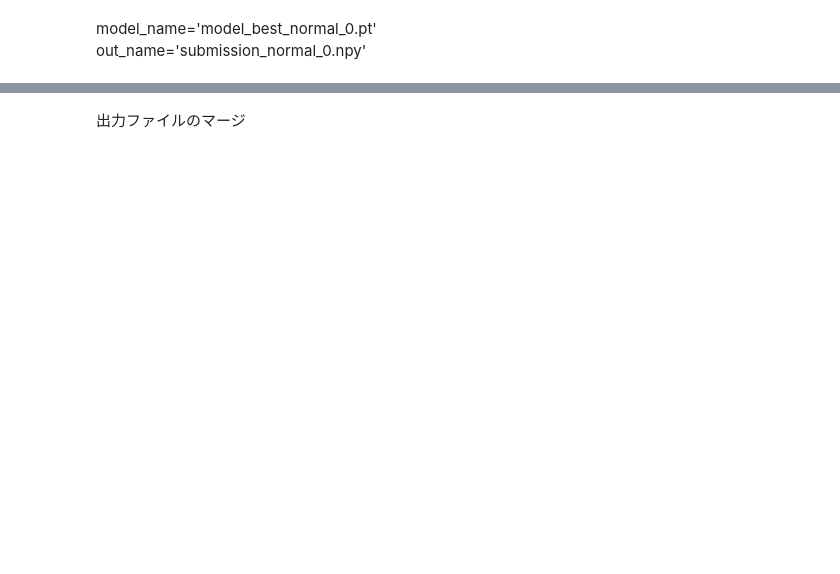
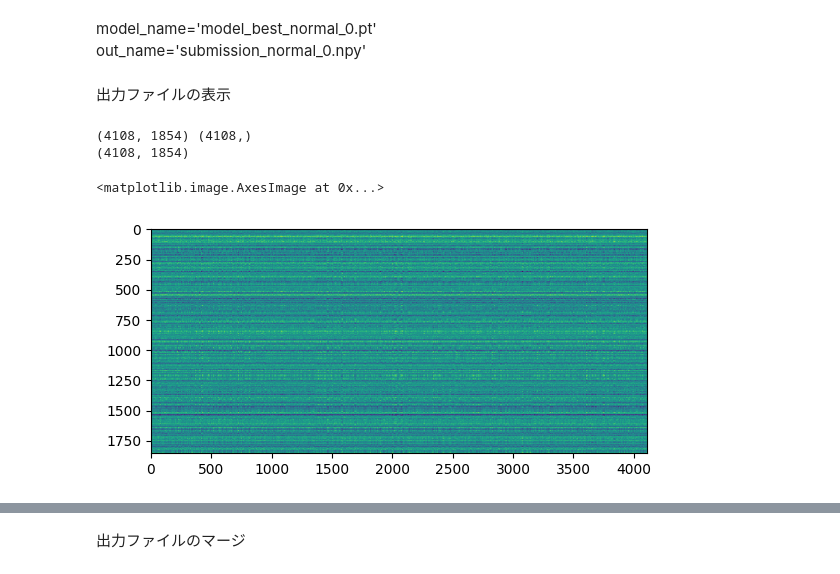
Before and after one commit to thousand-co/dl_lecture_competition_pub, a Jupyter notebook: ensemble.ipynb, the cells around one changed output, grey strips where cells are left out. Saved outputs shown, nothing was run; the diff lists cells and outputs as text; code cells hidden in the pictures; blank space fills up the shorter version.

```diff
--- a/ensemble.ipynb
+++ b/ensemble.ipynb
@@ -29,0 +8,23 @@ outputs_path='./outputs/2024-06-30/08-22-22/'
+# %%
+#outputs_path='./outputs/2024-07-01/18-51-26/'
+#outputs_path='./outputs/2024-07-03/19-21-55/'
+#outputs_path='./outputs/2024-07-03/23-49-33/'
+outputs_path='./outputs/2024-07-04/21-21-25/'
+id_list=['_0', '_1', '_2', '_3']
+#aug_list=['_normal', '_spectgram', '_spectgram_log', '_bandpass_l', '_bandpass_h', '_filter120hz+spect', '_spectgram120hz']
+# %% [markdown]
+出力ファイルの表示
+# %%
+import matplotlib.pyplot as plt
+aug='_bandpass_40'
+arr=np.load(outputs_path+'submission'+aug+id_list[0]+'.npy')
+arr_ave=np.mean(arr, axis=1)
+print(arr.shape, arr_ave.shape)
+arr_ave=np.tile(arr_ave, (arr.shape[1],1)).T
+print(arr_ave.shape)
+plt.imshow((arr-arr_ave).T, vmin=-3, vmax=3)
+# %% [output]
+(4108, 1854) (4108,)
+(4108, 1854)
+<matplotlib.image.AxesImage at 0x...>
+[figure, added]
```
Also changed, not shown: parts of 7 cells of this notebook, 12 other files.
